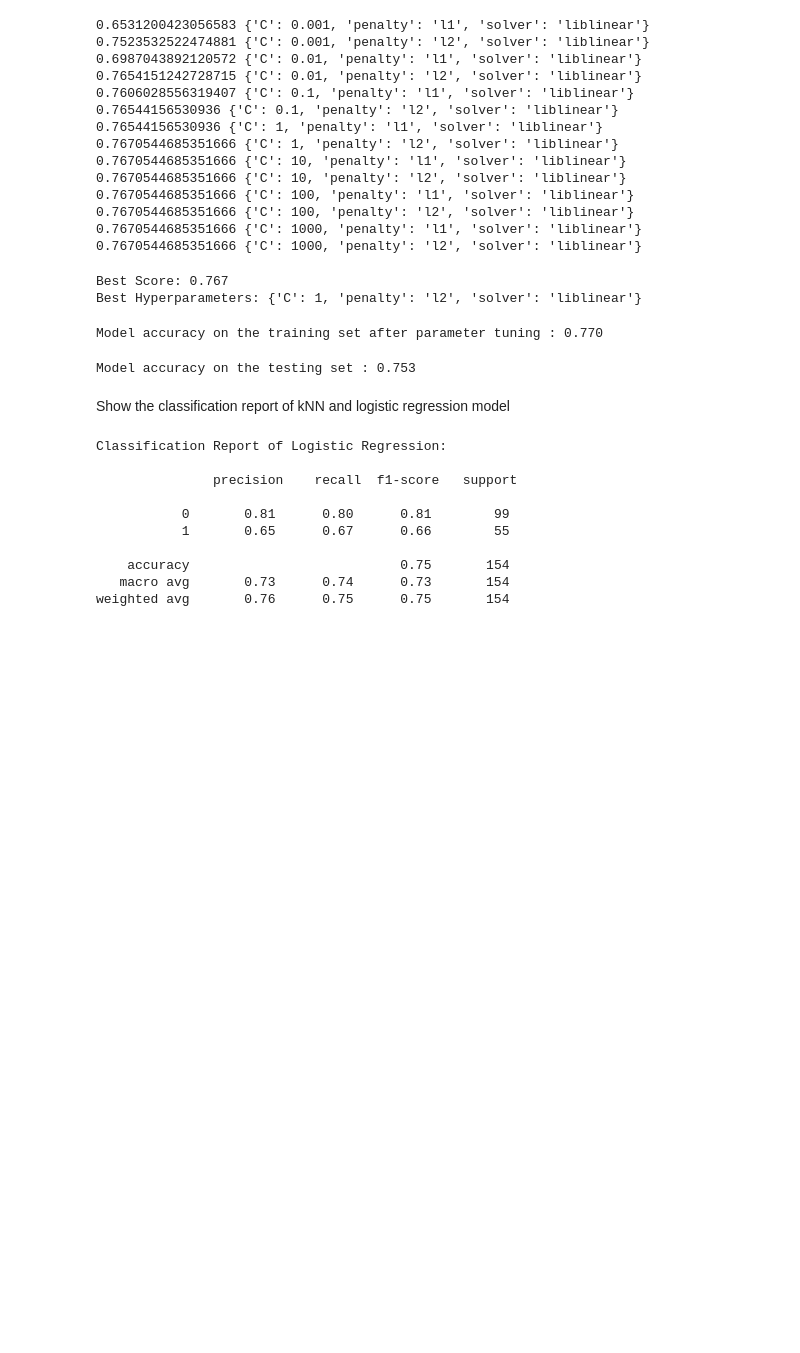
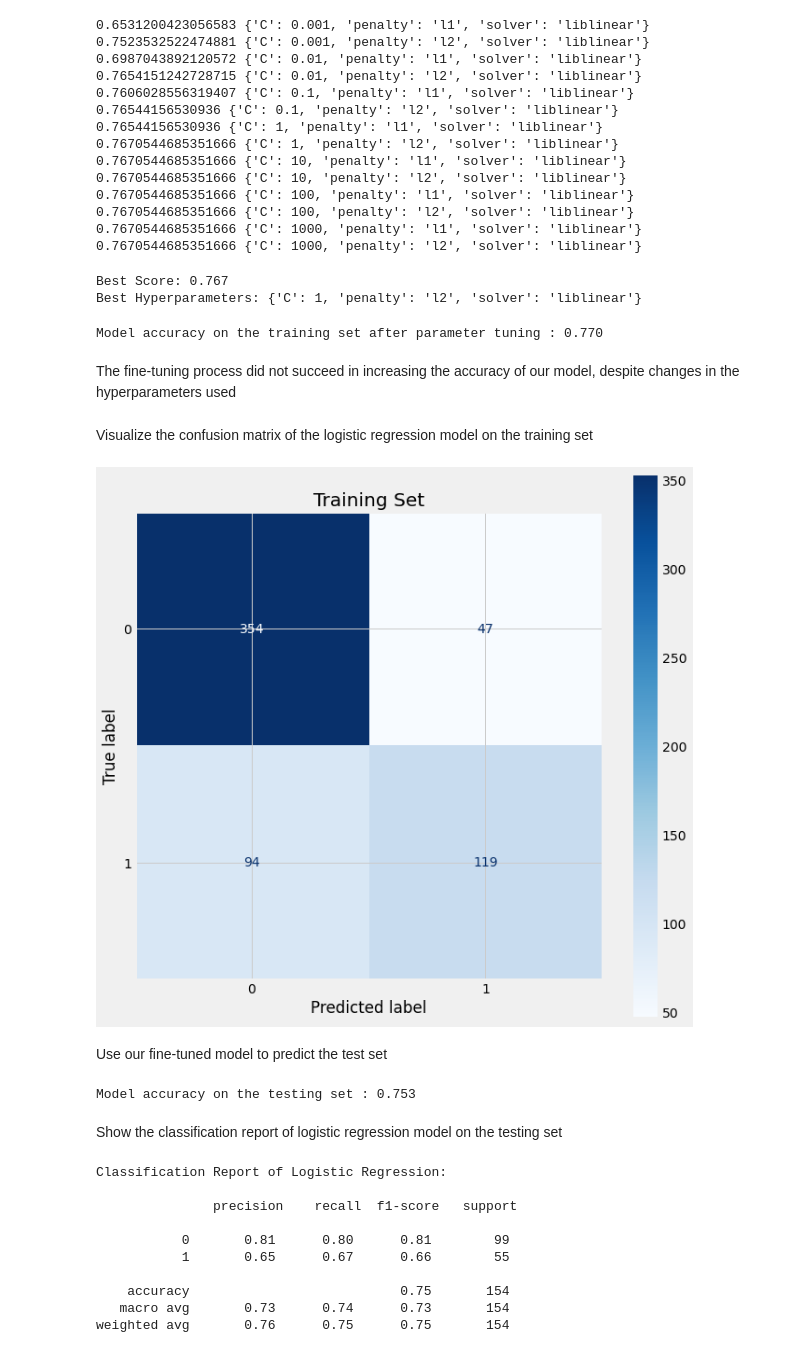
Before and after one commit to trizkynoviandy/pima-indian-diabetes, a Jupyter notebook: diabetes_prediction.ipynb, the cells around one changed output. Cells and saved outputs as stored; diff of their text form; code cells hidden in the pictures; blank space fills up the shorter version.

```diff
--- a/diabetes_prediction.ipynb
+++ b/diabetes_prediction.ipynb
@@ -221,13 +221,26 @@ grid_search_predict = grid_search.predict(X_train)
 print(f"Model accuracy on the training set after parameter tuning : {accuracy_score(y_train, grid_search_predict):.3f}")
 # %% [output]
 Model accuracy on the training set after parameter tuning : 0.770
+# %% [markdown]
+The fine-tuning process did not succeed in increasing the accuracy of our model, despite changes in the hyperparameters used
+# %% [markdown]
+Visualize the confusion matrix of the logistic regression model on the training set
+# %%
+fig, ax = plt.subplots(figsize=(10, 10))
+ax.set_title('Training Set')
+plot_confusion_matrix(grid_search, X_train, y_train, cmap=plt.cm.Blues, ax=ax)
+plt.show()
+# %% [output]
+[figure, added]
+# %% [markdown]
+Use our fine-tuned model to predict the test set
 # %%
 test_pred = grid_search.predict(X_test)
 print('Model accuracy on the testing set : {:.3f}'.format(accuracy_score(y_test, test_pred)))
 # %% [output]
 Model accuracy on the testing set : 0.753
 # %% [markdown]
-Show the classification report of kNN and logistic regression model
+Show the classification report of logistic regression model on the testing set
 # %%
 print('Classification Report of Logistic Regression: \n\n {}'.format(classification_report(y_test, test_pred)))
 # %% [output]
```
Also changed, not shown: parts of 8 cells of this notebook.
